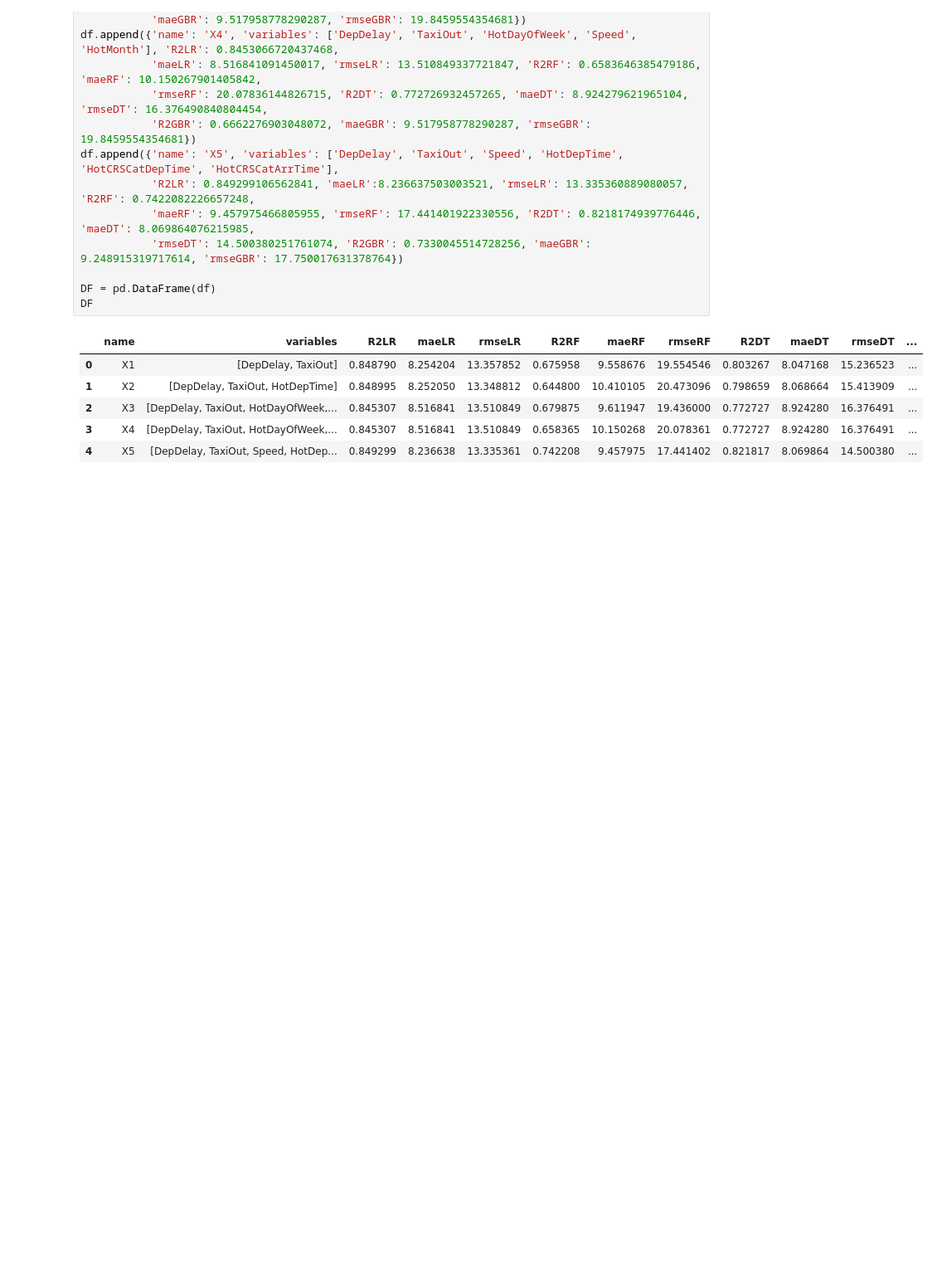
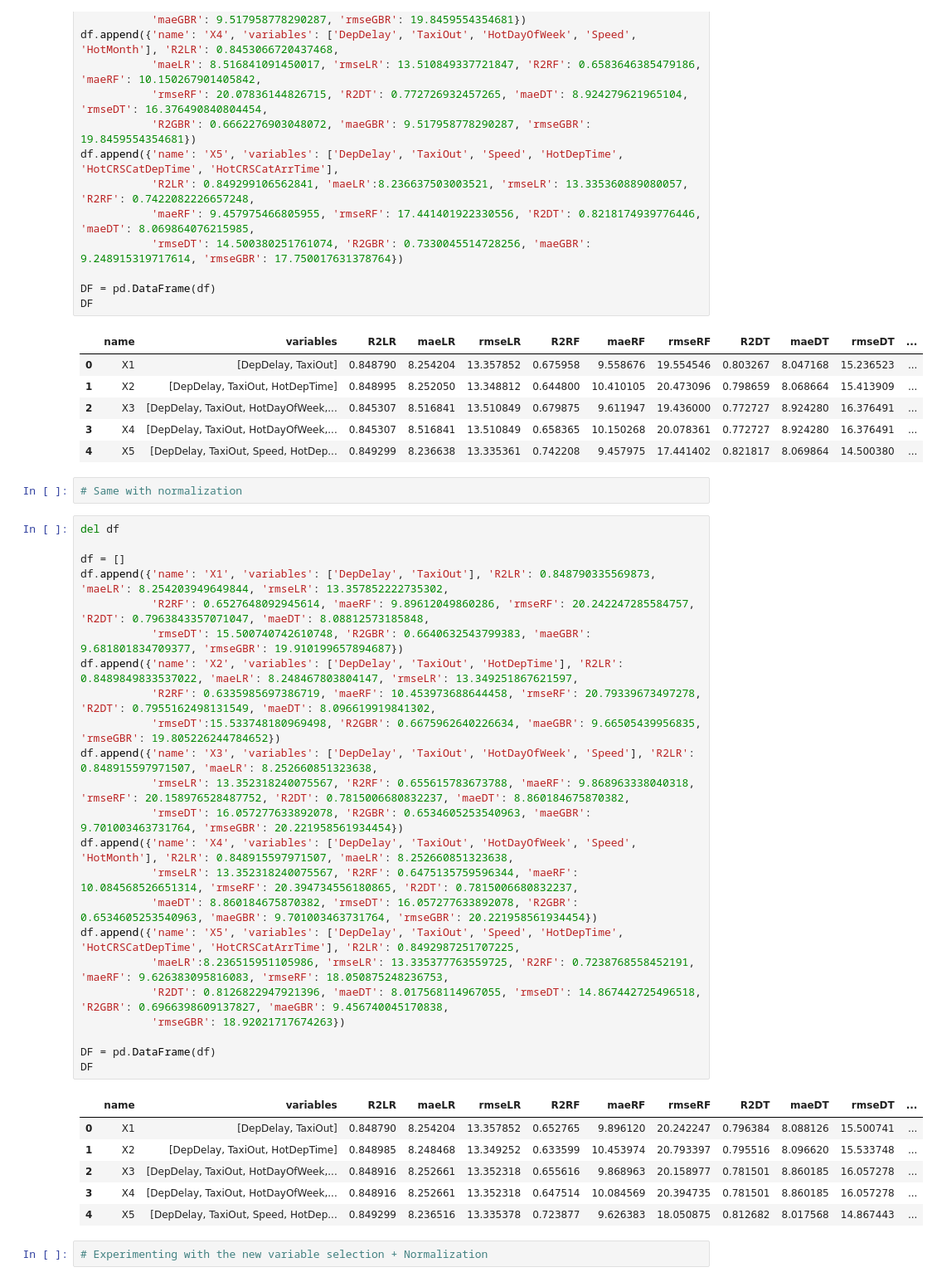
Before and after one commit to LorenzoFramba/Flight_Delay_Prediction, a Jupyter notebook: Results.ipynb, the cells around one changed output. Shown at 83% size. Drawn from its saved outputs; the diff is of its cells as text; blank space fills up the shorter version.

```diff
--- a/Results.ipynb
+++ b/Results.ipynb
@@ -62,3 +62,37 @@ DF
 | 2 | X3 | [DepDelay, TaxiOut, HotDayOfWeek,... | 0.845307 | 8.516841 | 13.510849 | 0.679875 | 9.611947 | 19.436000 | 0.772727 | 8.924280 | 16.376491 | ... |
 | 3 | X4 | [DepDelay, TaxiOut, HotDayOfWeek,... | 0.845307 | 8.516841 | 13.510849 | 0.658365 | 10.150268 | 20.078361 | 0.772727 | 8.924280 | 16.376491 | ... |
 | 4 | X5 | [DepDelay, TaxiOut, Speed, HotDep... | 0.849299 | 8.236638 | 13.335361 | 0.742208 | 9.457975 | 17.441402 | 0.821817 | 8.069864 | 14.500380 | ... |
+# %%
+# Same with normalization
+# %%
+del df
+
+df = []
+df.append({'name': 'X1', 'variables': ['DepDelay', 'TaxiOut'], 'R2LR': 0.848790335569873, 'maeLR': 8.254203949649844, 'rmseLR': 13.357852222735302,
+           'R2RF': 0.6527648092945614, 'maeRF': 9.89612049860286, 'rmseRF': 20.242247285584757, 'R2DT': 0.7963843357071047, 'maeDT': 8.08812573185848,
+           'rmseDT': 15.500740742610748, 'R2GBR': 0.6640632543799383, 'maeGBR': 9.681801834709377, 'rmseGBR': 19.910199657894687})
+df.append({'name': 'X2', 'variables': ['DepDelay', 'TaxiOut', 'HotDepTime'], 'R2LR': 0.8489849833537022, 'maeLR': 8.248467803804147, 'rmseLR': 13.349251867621597,
+           'R2RF': 0.6335985697386719, 'maeRF': 10.453973688644458, 'rmseRF': 20.79339673497278, 'R2DT': 0.7955162498131549, 'maeDT': 8.096619919841302,
+           'rmseDT':15.533748180969498, 'R2GBR': 0.6675962640226634, 'maeGBR': 9.66505439956835, 'rmseGBR': 19.805226244784652})
+df.append({'name': 'X3', 'variables': ['DepDelay', 'TaxiOut', 'HotDayOfWeek', 'Speed'], 'R2LR': 0.848915597971507, 'maeLR': 8.252660851323638,
+           'rmseLR': 13.352318240075567, 'R2RF': 0.655615783673788, 'maeRF': 9.868963338040318, 'rmseRF': 20.158976528487752, 'R2DT': 0.7815006680832237, 'maeDT': 8.860184675870382,
+           'rmseDT': 16.057277633892078, 'R2GBR': 0.6534605253540963, 'maeGBR': 9.701003463731764, 'rmseGBR': 20.221958561934454})
+df.append({'name': 'X4', 'variables': ['DepDelay', 'TaxiOut', 'HotDayOfWeek', 'Speed', 'HotMonth'], 'R2LR': 0.848915597971507, 'maeLR': 8.252660851323638,
+           'rmseLR': 13.352318240075567, 'R2RF': 0.6475135759596344, 'maeRF': 10.084568526651314, 'rmseRF': 20.394734556180865, 'R2DT': 0.7815006680832237,
+           'maeDT': 8.860184675870382, 'rmseDT': 16.057277633892078, 'R2GBR': 0.6534605253540963, 'maeGBR': 9.701003463731764, 'rmseGBR': 20.221958561934454})
+df.append({'name': 'X5', 'variables': ['DepDelay', 'TaxiOut', 'Speed', 'HotDepTime', 'HotCRSCatDepTime', 'HotCRSCatArrTime'], 'R2LR': 0.8492987251707225,
+           'maeLR':8.236515951105986, 'rmseLR': 13.335377763559725, 'R2RF': 0.7238768558452191, 'maeRF': 9.626383095816083, 'rmseRF': 18.050875248236753,
+           'R2DT': 0.8126822947921396, 'maeDT': 8.017568114967055, 'rmseDT': 14.867442725496518, 'R2GBR': 0.6966398609137827, 'maeGBR': 9.456740045170838,
+           'rmseGBR': 18.92021717674263})
+
+DF = pd.DataFrame(df)
+DF
+# %% [output]
+|  | name | variables | R2LR | maeLR | rmseLR | R2RF | maeRF | rmseRF | R2DT | maeDT | rmseDT | ... |
+| 0 | X1 | [DepDelay, TaxiOut] | 0.848790 | 8.254204 | 13.357852 | 0.652765 | 9.896120 | 20.242247 | 0.796384 | 8.088126 | 15.500741 | ... |
+| 1 | X2 | [DepDelay, TaxiOut, HotDepTime] | 0.848985 | 8.248468 | 13.349252 | 0.633599 | 10.453974 | 20.793397 | 0.795516 | 8.096620 | 15.533748 | ... |
+| 2 | X3 | [DepDelay, TaxiOut, HotDayOfWeek,... | 0.848916 | 8.252661 | 13.352318 | 0.655616 | 9.868963 | 20.158977 | 0.781501 | 8.860185 | 16.057278 | ... |
+| 3 | X4 | [DepDelay, TaxiOut, HotDayOfWeek,... | 0.848916 | 8.252661 | 13.352318 | 0.647514 | 10.084569 | 20.394735 | 0.781501 | 8.860185 | 16.057278 | ... |
+| 4 | X5 | [DepDelay, TaxiOut, Speed, HotDep... | 0.849299 | 8.236516 | 13.335378 | 0.723877 | 9.626383 | 18.050875 | 0.812682 | 8.017568 | 14.867443 | ... |
+# %%
+# Experimenting with the new variable selection + Normalization
```
Also changed, not shown: parts of 1 cell of this notebook, 4 other files.
